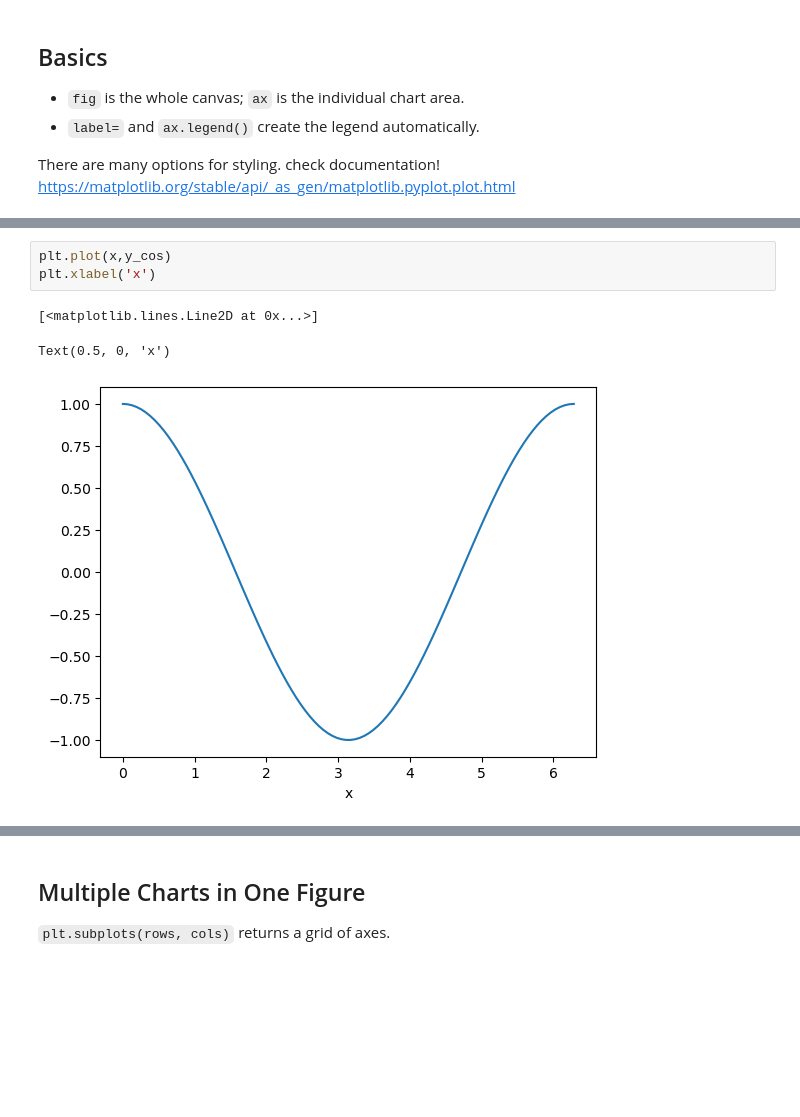
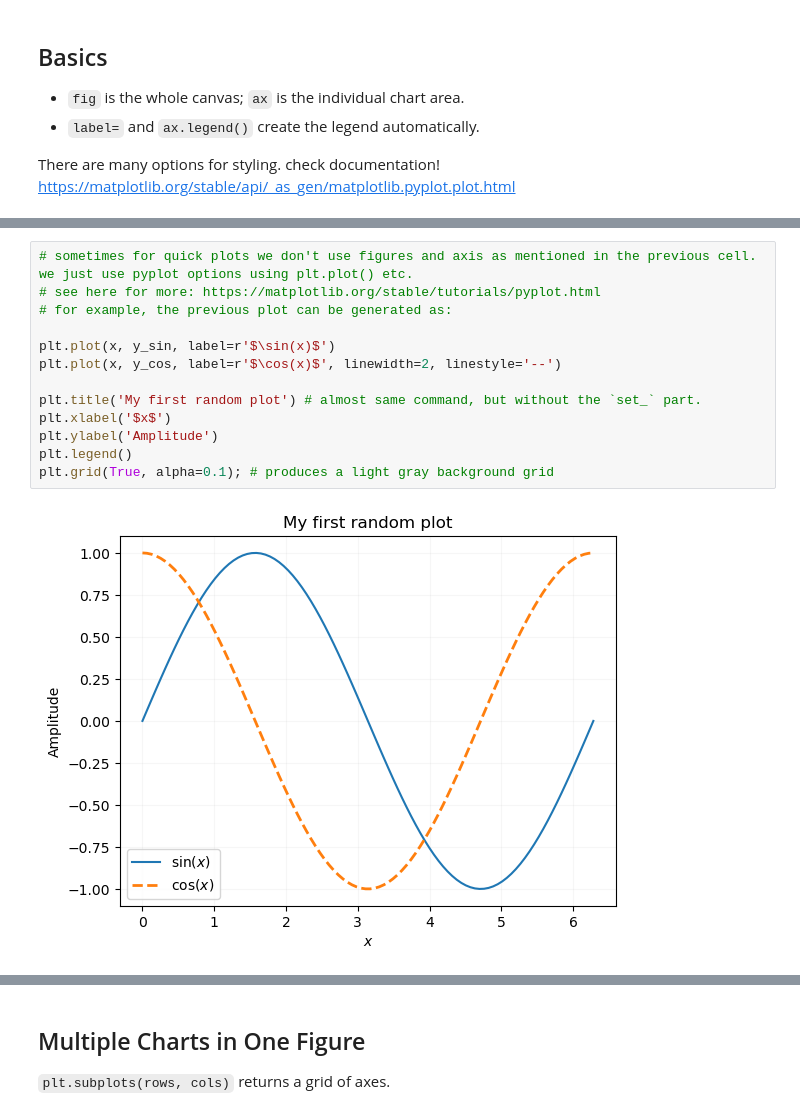
Before and after one commit to arghyadutta/intro-python-r, a Jupyter notebook: 9-matplotlib-intro.ipynb, the cells around one changed output, grey strips where cells are left out. Drawn from its saved outputs; the diff is of its cells as text; blank space fills up the shorter version.

```diff
--- a/9-matplotlib-intro.ipynb
+++ b/9-matplotlib-intro.ipynb
@@ -51,10 +53,18 @@ ax.grid(True, alpha=0.1); # light background grid
 # %% [output]
 [figure]
-# %%
-plt.plot(x,y_cos)
-plt.xlabel('x')
-# %% [output]
-[<matplotlib.lines.Line2D at 0x...>]
-Text(0.5, 0, 'x')
-[figure, removed]
+# %%
+# sometimes for quick plots we don't use figures and axis as mentioned in the previous cell. we just use pyplot options using plt.plot() etc.
+# see here for more: https://matplotlib.org/stable/tutorials/pyplot.html
+# for example, the previous plot can be generated as:
+
+plt.plot(x, y_sin, label=r'$\sin(x)$')
+plt.plot(x, y_cos, label=r'$\cos(x)$', linewidth=2, linestyle='--')
+
+plt.title('My first random plot') # almost same command, but without the `set_` part.
+plt.xlabel('$x$')
+plt.ylabel('Amplitude')
+plt.legend()
+plt.grid(True, alpha=0.1); # produces a light gray background grid
+# %% [output]
+[figure, added]
 # %%
```
Also changed, not shown: parts of 5 cells of this notebook, 3 other files.
